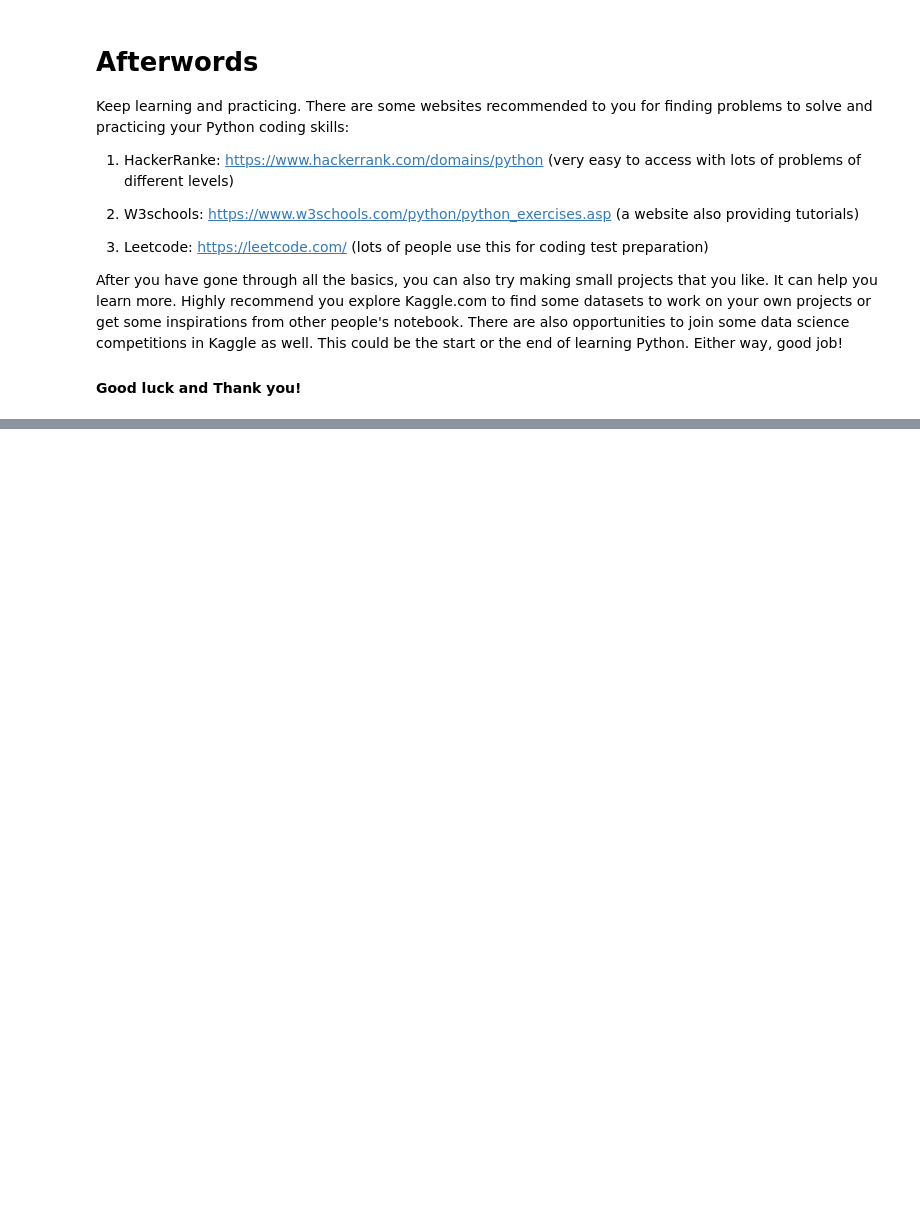
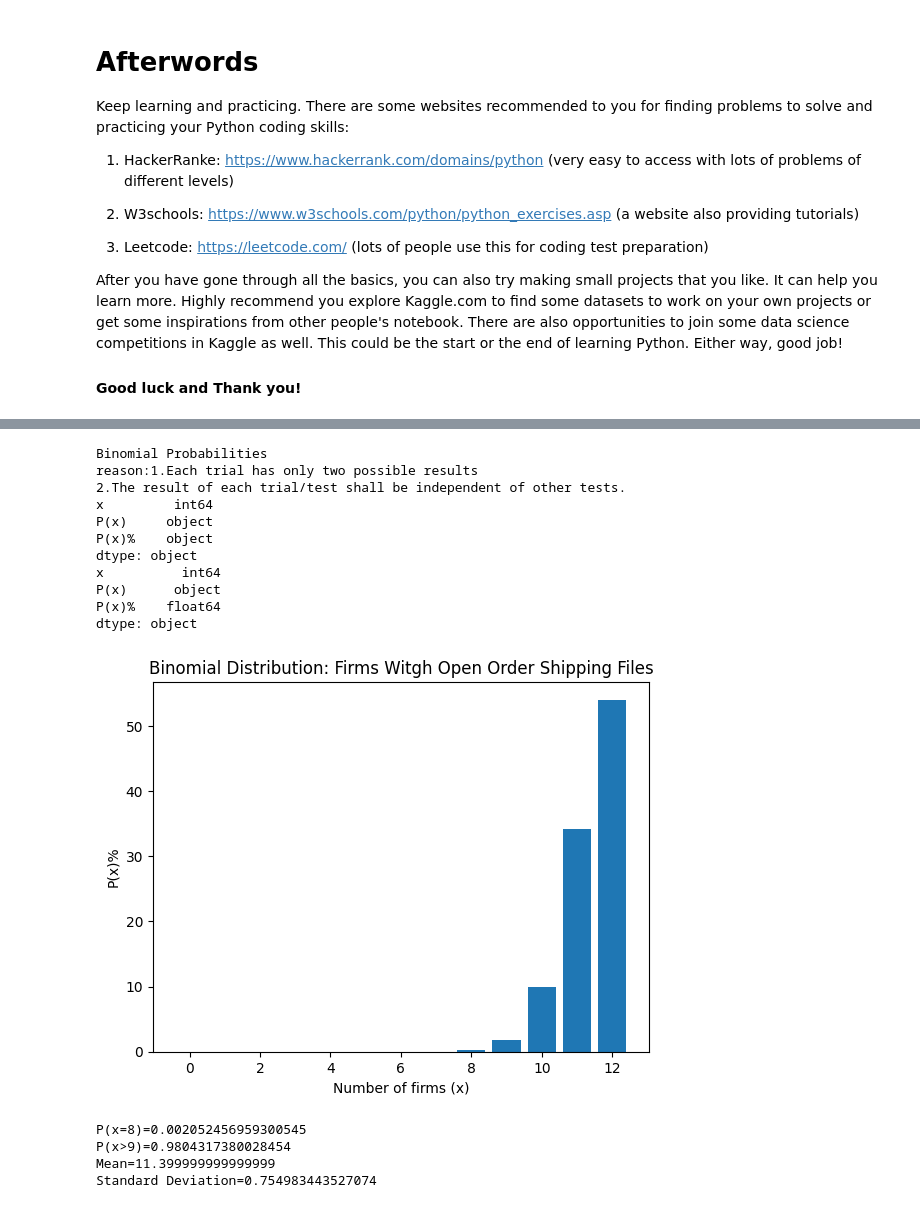
Before and after one commit to qianzhiqiang03-tech/Statistics, a Jupyter notebook: Python_Bootcamp.ipynb, the cells around one changed output, grey strips where cells are left out. Saved outputs shown, nothing was run; the diff lists cells and outputs as text; code cells hidden in the pictures; blank space fills up the shorter version.

```diff
--- a/Python_Bootcamp.ipynb
+++ b/Python_Bootcamp.ipynb
@@ -3065,0 +3088,49 @@ After you have gone through all the basics, you can also try making small projec
+# %%
+print("Binomial Probabilities")
+print("reason:1.Each trial has only two possible results ")
+print("2.The result of each trial/test shall be independent of other tests. ")
+from scipy.stats import binom
+import pandas as pd
+data=[]
+n = 12
+p = 0.95
+for r in range(0,n+1) :
+  prob = binom.pmf(k=r,n=n,p=p)
+  prob_float ="{:.5f}".format(prob)
+  percentage ="{:5f}".format(prob*100)
+  data.append({'x':r,'P(x)':prob_float,'P(x)%':percentage})
+probabilities_df = pd.DataFrame(data)
+
+probabilities_df
+
+import matplotlib.pyplot as plt
+print(probabilities_df.dtypes)
+probabilities_df['P(x)%'] = probabilities_df['P(x)%'].astype(float)
+print(probabilities_df.dtypes)
+plt.bar(probabilities_df['x'], probabilities_df['P(x)%'])
+
+plt.title('Binomial Distribution: Firms Witgh Open Order Shipping Files')
+plt.xlabel('Number of firms (x)')
+plt.ylabel('P(x)%')
+plt.show()
+print(f"P(x=8)={binom.pmf(k=8,n=12,p=0.95)}")
+print(f"P(x>9)={1-binom.cdf(k=9,n=12,p=0.95)}")
+print(f"Mean={binom.mean(n=12,p=0.95)}")
+print(f"Standard Deviation={binom.std(n=12,p=0.95)}")
+# %% [output]
+Binomial Probabilities
+reason:1.Each trial has only two possible results
+2.The result of each trial/test shall be independent of other tests.
+x         int64
+P(x)     object
+P(x)%    object
+dtype: object
+x          int64
+P(x)      object
+P(x)%    float64
+dtype: object
+[figure, added]
+P(x=8)=0.002052456959300545
+P(x>9)=0.9804317380028454
+Mean=11.399999999999999
+Standard Deviation=0.754983443527074
```
Also changed, not shown: parts of 10 cells of this notebook.
